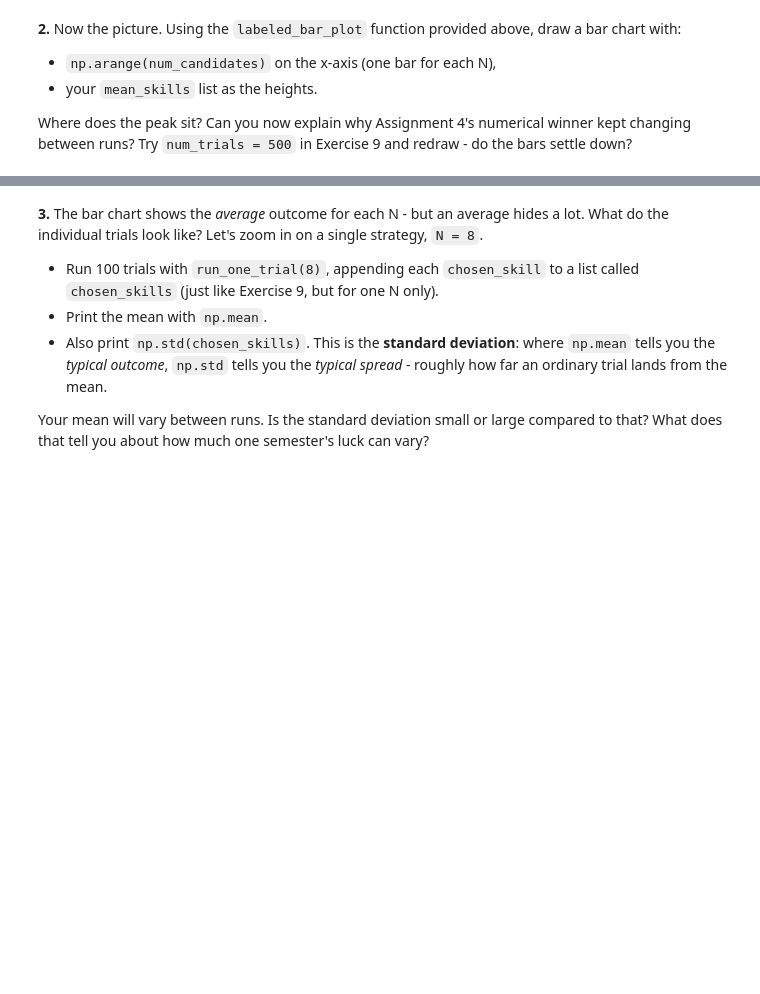
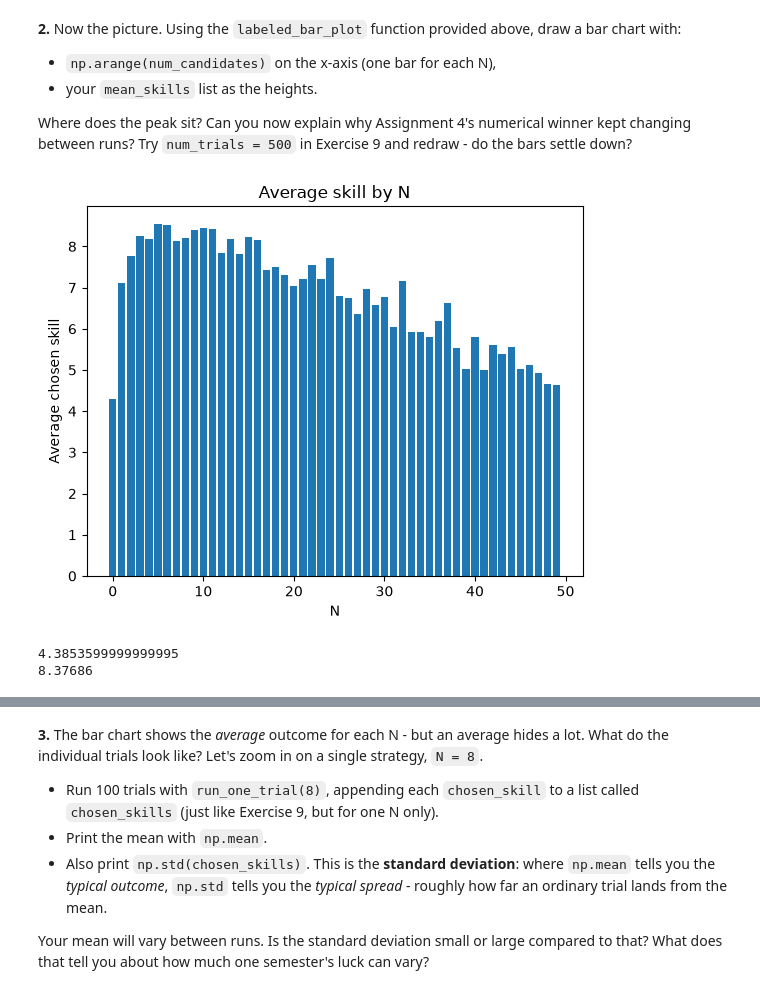
Before and after one commit to koeypan/datasci185fall2026, a Jupyter notebook: Lab_06/Lab_06.ipynb, the cells around one changed output, grey strips where cells are left out. Cells and saved outputs as stored; diff of their text form; code cells hidden in the pictures; blank space fills up the shorter version.

```diff
--- a/Lab_06/Lab_06.ipynb
+++ b/Lab_06/Lab_06.ipynb
@@ -168,4 +168,32 @@ print(mean_skills[10])
 
 Where does the peak sit? Can you now explain why Assignment 4's numerical winner kept changing between runs? Try `num_trials = 500` in Exercise 9 and redraw - do the bars settle down?
 # %%
-# Your code here
+labeled_bar_plot(
+    np.arange(num_candidates),
+    mean_skills,
+    xlabel="N",
+    ylabel="Average chosen skill",
+    title="Average skill by N"
+)
+# %% [output]
+[figure, added]
+# %%
+num_candidates = len(lab_partners)
+num_trials = 500
+
+mean_skills = []
+
+for N in range(num_candidates):
+    chosen_skills = []
+
+    for i in range(500):
+        name, skill = run_one_trial(N)
+        chosen_skills.append(skill)
+
+    mean_skills.append(np.mean(chosen_skills))
+
+print(mean_skills[0])
+print(mean_skills[10])
+# %% [output]
+4.3853599999999995
+8.37686
```
Also changed, not shown: parts of 1 cell of this notebook, 3 other files.
